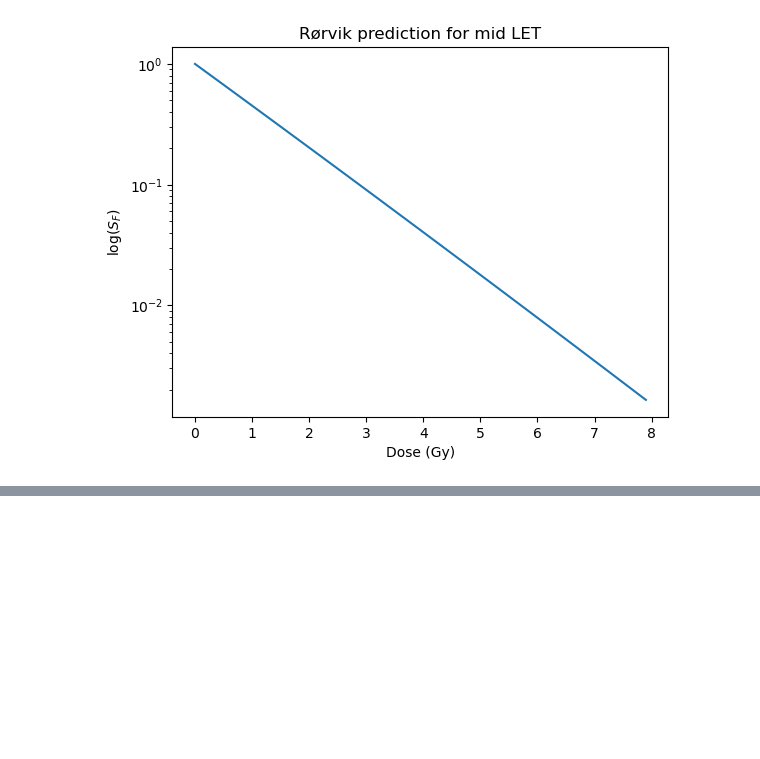
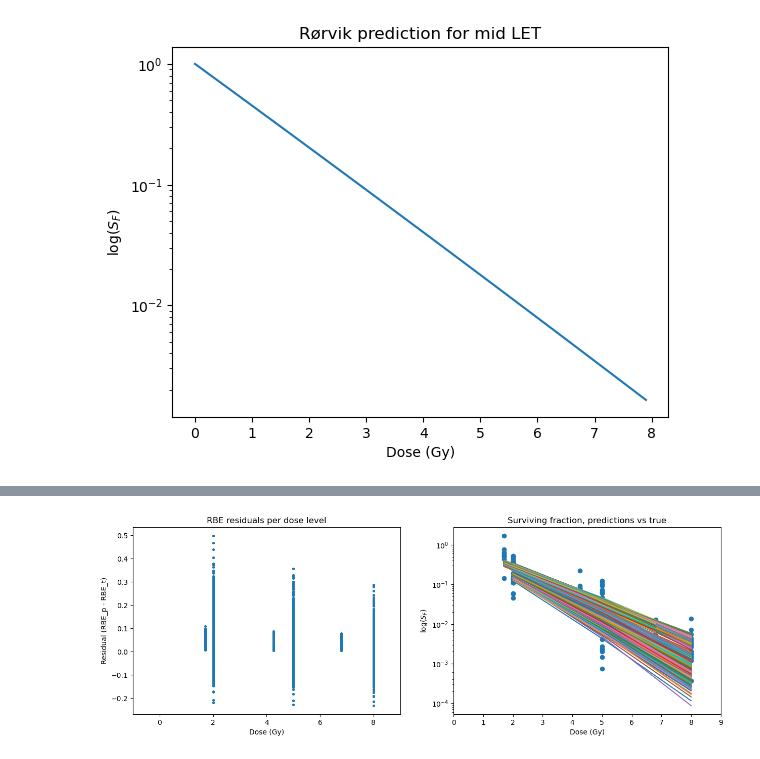
Before and after one commit to BrittHaanen15/Thesis_project, a Jupyter notebook: Python codes/Cell survival analysis aggregated data.ipynb, the cells around one changed output, grey strips where cells are left out. Saved outputs shown, nothing was run; the diff lists cells and outputs as text; code cells hidden in the pictures; blank space fills up the shorter version.

Commit message:
Implemented bootstrap resampling for RBE uncertainty estimate

```diff
--- a/Python codes/Cell survival analysis aggregated data.ipynb
+++ b/Python codes/Cell survival analysis aggregated data.ipynb
@@ -529,0 +559,19 @@ Text(0, 0.5, 'log($S_F$)')
+# %%
+from scipy.interpolate import interp1d
+
+sv_rbe = 0.37
+
+interp_x = interp1d(y_x, d)
+D_x = interp_x(sv_rbe)
+
+interp_pl = interp1d(y_pl, d)
+D_pl = interp_pl(sv_rbe)
+
+interp_ph = interp1d(y_ph, d)
+D_ph = interp_ph(sv_rbe)
+
+RBE_pl = D_x/D_pl
+print('RBE proton low: ' + str(round(RBE_pl,2)))
+
+RBE_ph = D_x/D_ph
+print('RBE proton high: ' + str(round(RBE_ph,2)))
@@ -529,0 +581,78 @@ Text(0, 0.5, 'log($S_F$)')
+# %%
+total_data = total_data[total_data['Dose'] != 0]
+#Sample size
+n_sample = len(total_data)
+#number of bootstrap samples
+n_bootstraps = 1000
+
+Residuals = np.array([])
+Bootstrap_doses = np.array([])
+
+#prepare figures
+figure, axis = plt.subplots(1,2)
+axis[1].scatter(total_data['Dose'], total_data['Survival'], label="True")
+figure.set_figwidth(15)
+
+bs = 0
+while bs < n_bootstraps:
+    #Resample the data into a bootstrap sample (so with replacement)
+    indices = np.random.randint(0, n_sample, n_sample) #randomly generate indexes
+
+    #resample data
+    Doses_b = total_data['Dose'].iloc[indices]
+    let_b = total_data['LET'].iloc[indices]
+    survival_b = total_data['Survival'].iloc[indices]
+
+    #refit parameters
+    total_b = pd.concat([Doses_b, let_b, survival_b], axis=1)
+    total_b.sort_values(by='Dose', inplace=True, ascending=True)
+    params = Rorvik_fit(total_b, False)
+
+    #calculate RBE with these parameters
+    total_b['RBE'] = Calculate_RBE(np.array(total_b['Dose']), np.array(total_b['LET']), params)
+    if max(total_b['RBE']) > 2.0:
+        continue
+
+    #Find residuals from prediction
+    lets = np.unique(let_b)
+    for let in lets:
+        if let == 2.02:
+            d = total_b[total_b['LET']==let]
+            Residuals = np.append(Residuals, d['RBE'] - 1, axis=0)
+            Bootstrap_doses = np.append(Bootstrap_doses, d['Dose'], axis=0)
+        if let == 1.30:
+            d = total_b[total_b['LET']==let]
+            Residuals = np.append(Residuals, d['RBE'] - RBE_pl, axis=0)
+            Bootstrap_doses = np.append(Bootstrap_doses, d['Dose'], axis=0)
+        if let == 16.0:
+            d = total_b[total_b['LET']==let]
+            Residuals = np.append(Residuals, d['RBE'] - RBE_ph, axis=0)
+            Bootstrap_doses = np.append(Bootstrap_doses, d['Dose'], axis=0)
+
+    #Plot prediction vs data for each dose level
+    lets = np.unique(let_b)
+    for let in lets:
+        d = total_b[total_b['LET']==let]
+        axis[1].plot(d['Dose'], np.exp(np.array(params[0]*d['Dose']+ params[1]*let*d['Dose'] + params[2]*d['Dose']*d['Dose']).astype(float)), label=str(bs))
+
+    bs += 1
+
+#Plot residuals for each dose level
+axis[0].scatter(Bootstrap_doses, Residuals, s=5)
+
+#Customise residual plot
+axis[0].set_xlabel("Dose (Gy)")
+axis[0].set_ylabel("Residual (RBE_p - RBE_t)")
+axis[0].set_title("RBE residuals per dose level")
+axis[0].set_xlim([-1, 9])
+# axis[0].legend(loc="center right")
+
+#Customise prediction plot
+axis[1].set_xlabel("Dose (Gy)")
+axis[1].set_ylabel('log($S_F$)')
+axis[1].set_title("Surviving fraction, predictions vs true")
+axis[1].set_xlim([0, 9])
+axis[1].set_yscale('log')
+# axis[1].legend(loc="center right")
+# %% [output]
+[figure, added]
```
Also changed, not shown: parts of 9 cells of this notebook.
